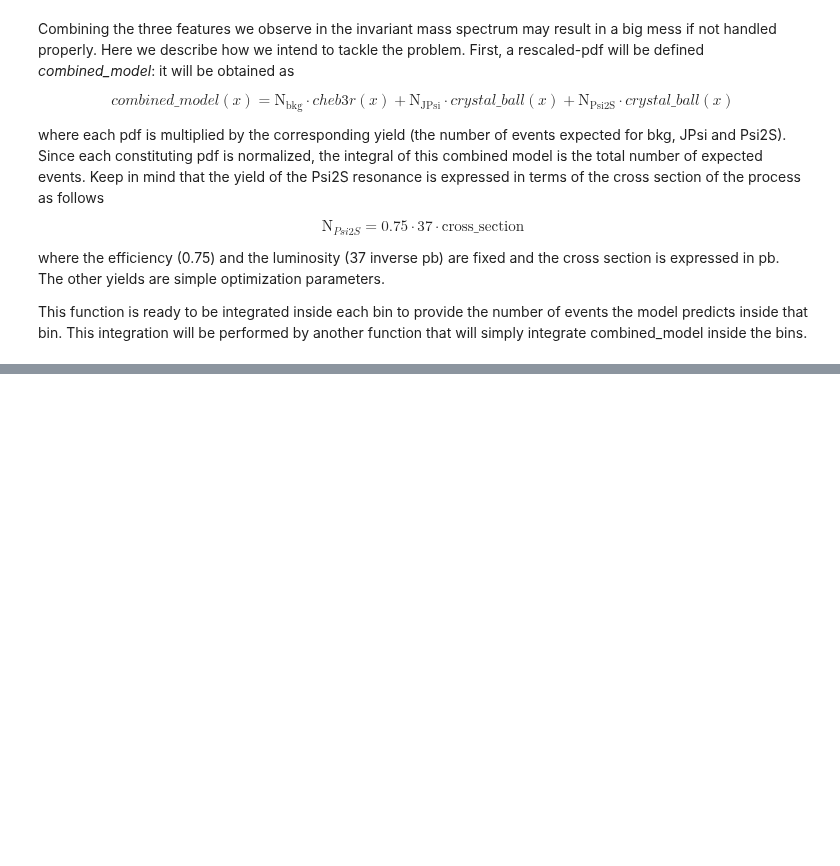
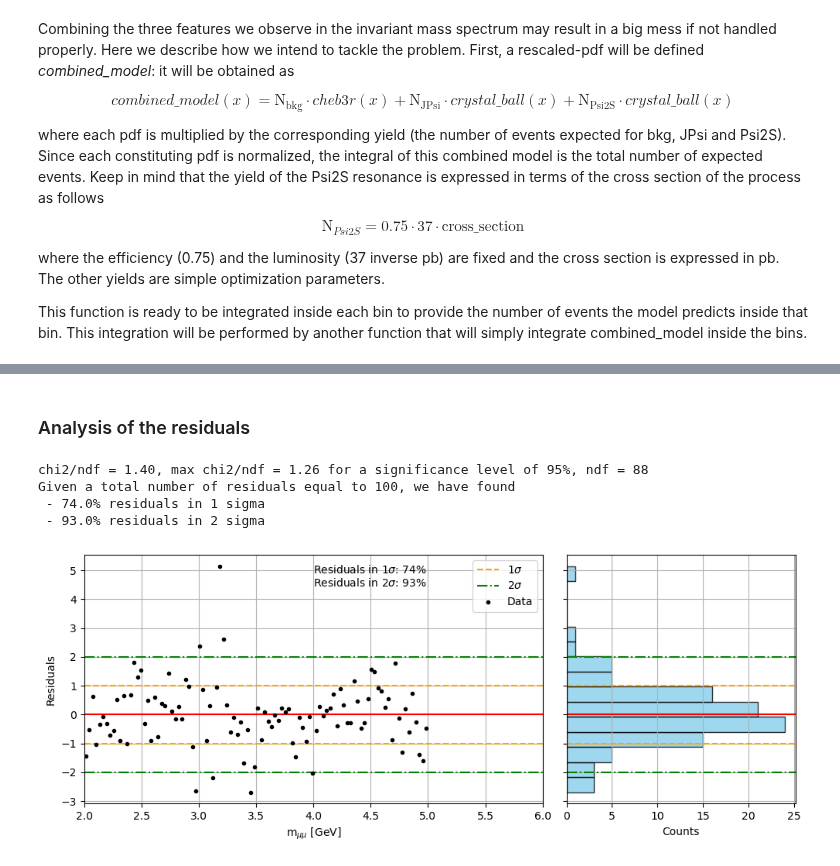
Before and after one commit to Matteo-Bellino/SMATEP_Project, a Jupyter notebook: Psi2S_RadanoBellino.ipynb, the cells around one changed output, grey strips where cells are left out. Saved outputs shown, nothing was run; the diff lists cells and outputs as text; code cells hidden in the pictures; blank space fills up the shorter version.

```diff
--- a/Psi2S_RadanoBellino.ipynb
+++ b/Psi2S_RadanoBellino.ipynb
@@ -210,0 +255,57 @@ plt.grid()
+# %% [markdown]
+### Analysis of the residuals
+# %%
+#Plot of the residuals
+fig, (ax_plot, ax_hist) = plt.subplots(1,2, figsize=(10,4), sharey = True, gridspec_kw={'width_ratios': [2, 1]})
+
+#compute normalized residuals
+norm_residuals = (binned_data/bin_width - total_model.pdf(bin_centers)*total_model.get_yield()) / (err_binned_data/bin_width)
+frac_1sigma = len(norm_residuals[np.abs(norm_residuals) <1]) / len(norm_residuals)
+frac_2sigma = len(norm_residuals[np.abs(norm_residuals) <2]) / len(norm_residuals)
+
+#Compute chi squared
+ndf = len(norm_residuals) - len(result.values) # I have a doubt here: the 12 parameters we extracted were estimated starting from UNBINNED data, so the original number of degrees of freedom is len(data_HS)?
+chi2_norm = np.sum(norm_residuals**2) / ndf
+significance_level = 0.95
+chi2_limit = chi2.ppf(significance_level, ndf) / ndf
+
+print(f"chi2/ndf = {chi2_norm:.2f}, max chi2/ndf = {chi2_limit:.2f} for a significance level of {significance_level*100:.0f}%, ndf = {ndf}")
+print(f"Given a total number of residuals equal to {len(norm_residuals)}, we have found")
+print(f" - {frac_1sigma*100}% residuals in 1 sigma")
+print(f" - {frac_2sigma*100}% residuals in 2 sigma")
+
+#First subplot of normalized residuals
+ax_plot.axhline(0, color = "red")
+ax_plot.axhline(1, color = "orange", linestyle="--", label = "1$\\sigma$")
+ax_plot.axhline(-1, color = "orange", linestyle="--")
+ax_plot.axhline(2, color = "green", linestyle="-.", label = "2$\\sigma$")
+ax_plot.axhline(-2, color = "green", linestyle="-.")
+ax_plot.errorbar(bin_centers, norm_residuals, fmt='.', color = 'black', label='Data')
+#ax_plot.axvline(3.09357, label = "peak J/PSI")
+#ax_plot.axvline(3.67745, label = "peak PSI2S")
+ax_plot.set_xlim([2,6])
+ax_plot.set_ylabel("Residuals")
+ax_plot.set_xlabel("m$_{\\mu\\mu}$ [GeV]")
+ax_plot.legend()
+ax_plot.grid()
+ax_plot.text(4,4, f'Residuals in 1$\\sigma$: {frac_1sigma * 100:.0f}%\nResiduals in 2$\\sigma$: {frac_2sigma * 100:.0f}%\n', color='black')
+
+#histogram of the normalized residuals
+ax_hist.axhline(0, color = "red")
+ax_hist.axhline(1, color = "orange", linestyle="--", label = "+1 $\\sigma$")
+ax_hist.axhline(-1, color = "orange", linestyle="--", label = "-1 $\\sigma$")
+ax_hist.axhline(2, color = "green", linestyle="-.", label = "2$\\sigma$")
+ax_hist.axhline(-2, color = "green", linestyle="-.")
+
+ax_hist.hist(norm_residuals, bins=15, orientation='horizontal', color='skyblue', alpha = 0.8, edgecolor='black', label='Data')
+ax_hist.set_xlabel("Counts")
+ax_hist.grid()
+
+plt.tight_layout()
+plt.show()
+# %% [output]
+chi2/ndf = 1.40, max chi2/ndf = 1.26 for a significance level of 95%, ndf = 88
+Given a total number of residuals equal to 100, we have found
+ - 74.0% residuals in 1 sigma
+ - 93.0% residuals in 2 sigma
+[figure, added]
```
Also changed, not shown: parts of 27 cells of this notebook, 1 other file.
